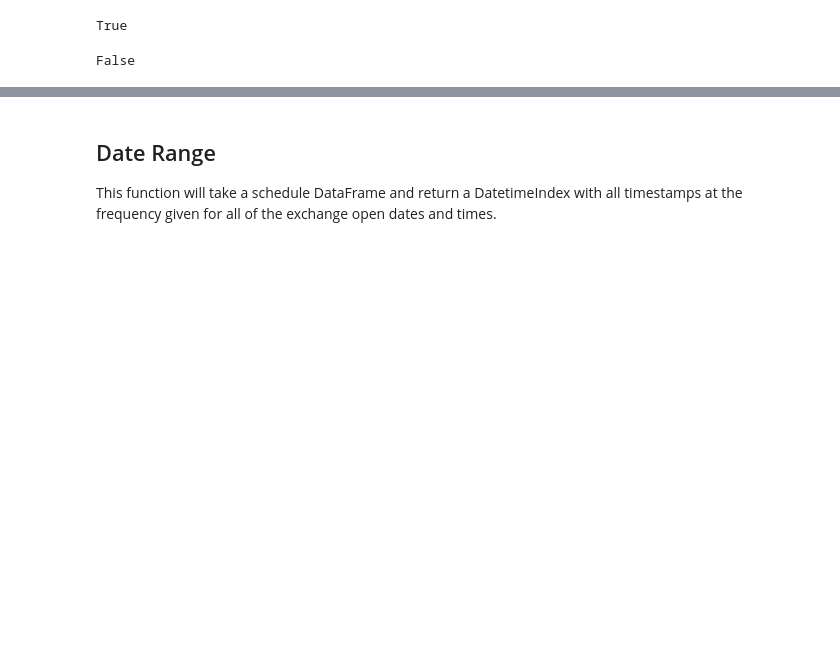
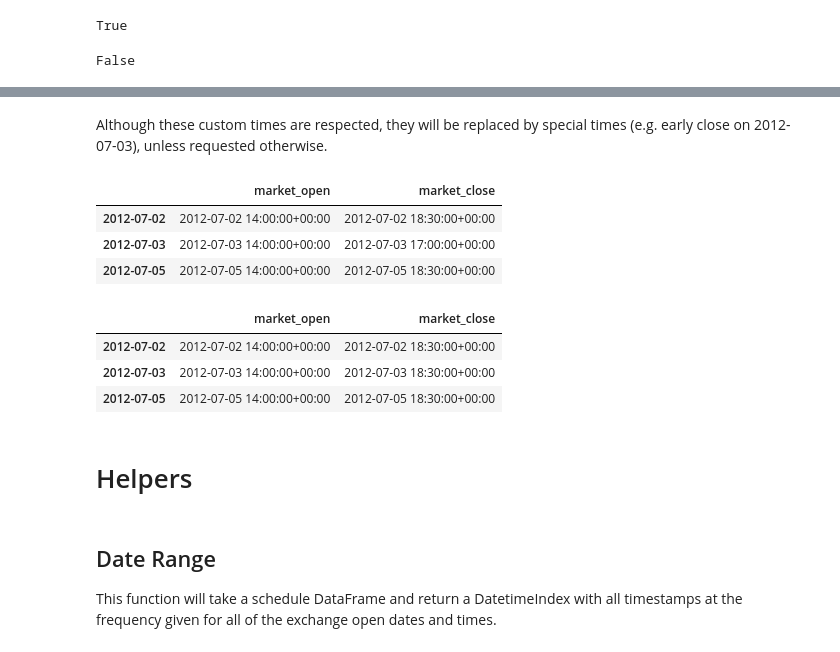
Before and after one commit to rsheftel/pandas_market_calendars, a Jupyter notebook: examples/usage.ipynb, the cells around one changed output, grey strips where cells are left out. Drawn from its saved outputs; the diff is of its cells as text; code cells hidden in the pictures; blank space fills up the shorter version.

```diff
--- a/examples/usage.ipynb
+++ b/examples/usage.ipynb
@@ -89,0 +100,3 @@ False
+# %%
+cal = mcal.get_calendar('NYSE', open_time=time(10, 0), close_time=time(14, 30))
+print('open, close: %s, %s' % (cal.open_time, cal.close_time))
@@ -90,3 +159,22 @@ False
+# %% [markdown]
+Although these custom times are respected, they will be replaced by special times (e.g. early close on 2012-07-03), unless requested otherwise.
+# %%
+start, end = '2012-07-01', '2012-07-05'
+cal.schedule(start, end)
+# %% [output]
+|  | market_open | market_close |
+| 2012-07-02 | 2012-07-02 14:00:00+00:00 | 2012-07-02 18:30:00+00:00 |
+| 2012-07-03 | 2012-07-03 14:00:00+00:00 | 2012-07-03 17:00:00+00:00 |
+| 2012-07-05 | 2012-07-05 14:00:00+00:00 | 2012-07-05 18:30:00+00:00 |
+# %%
+cal.schedule(start, end, force_special_times= False)
+# %% [output]
+|  | market_open | market_close |
+| 2012-07-02 | 2012-07-02 14:00:00+00:00 | 2012-07-02 18:30:00+00:00 |
+| 2012-07-03 | 2012-07-03 14:00:00+00:00 | 2012-07-03 18:30:00+00:00 |
+| 2012-07-05 | 2012-07-05 14:00:00+00:00 | 2012-07-05 18:30:00+00:00 |
+# %% [markdown]
+# Helpers
 # %% [markdown]
 ## Date Range
 This function will take a schedule DataFrame and return a DatetimeIndex with all timestamps at the frequency given
```
Also changed, not shown: parts of 10 cells of this notebook.
